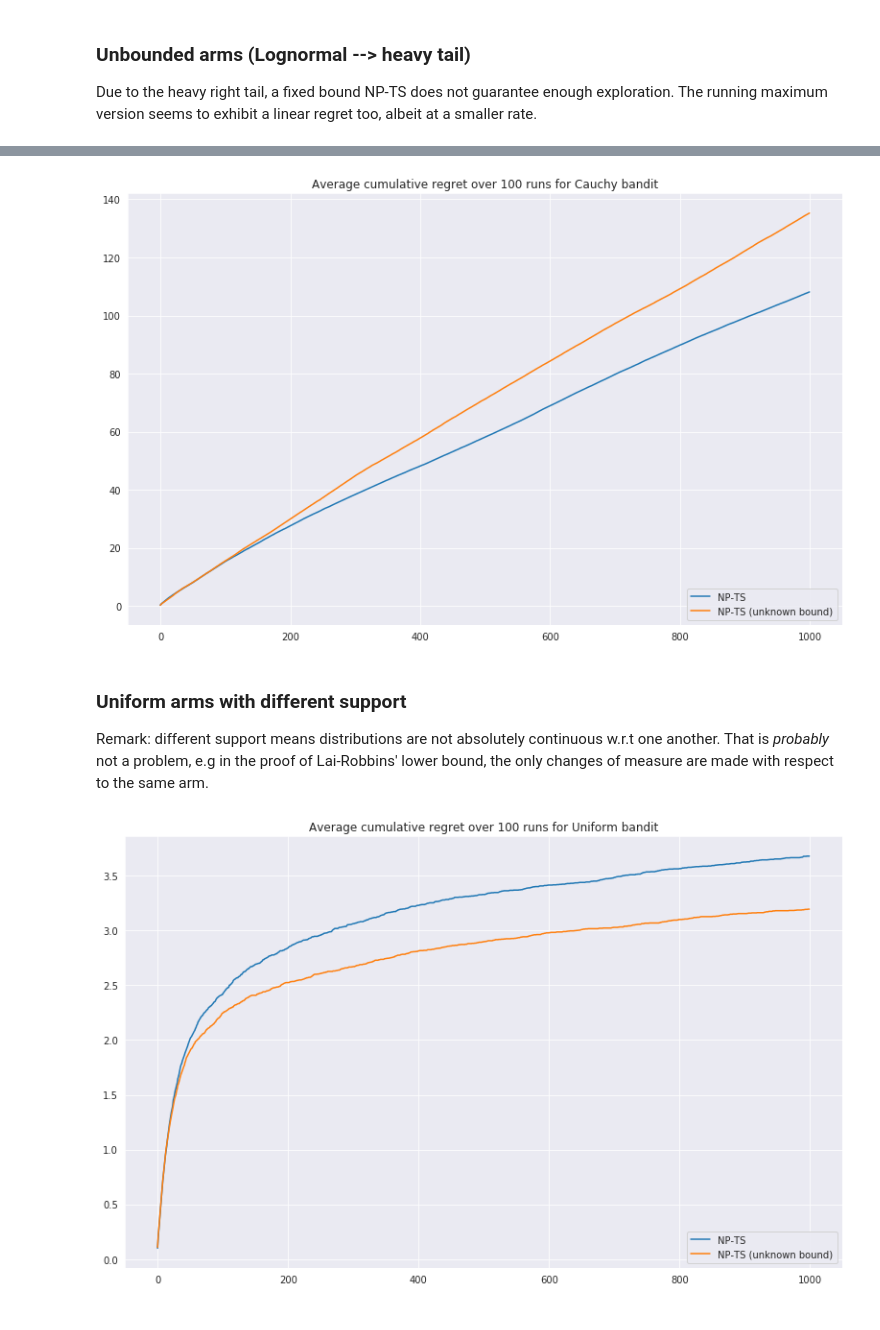
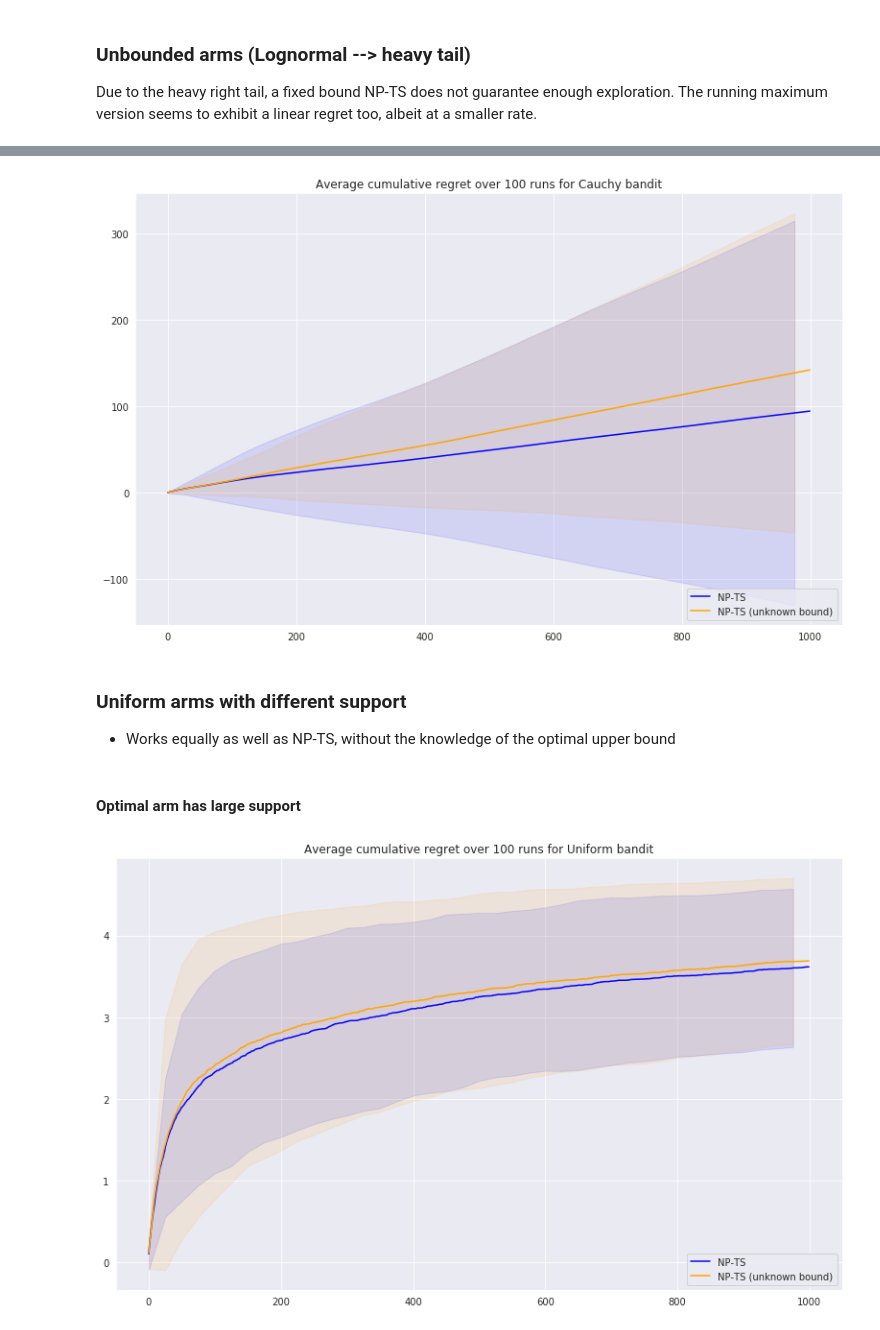
Before and after one commit to sauxpa/MAB, a Jupyter notebook: experiments_frequentist_npts.ipynb, the cells around one changed output, grey strips where cells are left out. Drawn from its saved outputs; the diff is of its cells as text; code cells hidden in the pictures.

```diff
--- a/experiments_frequentist_npts.ipynb
+++ b/experiments_frequentist_npts.ipynb
@@ -181,7 +302,17 @@ res.columns = ['NP-TS', 'NP-TS (unknown bound)']
 with sns.axes_style('darkgrid'):
     fig, ax = plt.subplots(figsize=(11, 7), nrows=1, ncols=1)
 
-    res.plot(ax=ax)
+    colors = ['blue', 'orange']
+
+    for i, col in enumerate(res.columns):
+        res[col].plot(ax=ax, color=colors[i])
+        ax.fill_between(
+            res.index[::step],
+            res_conf_inf[col],
+            res_conf_sup[col],
+            color=colors[i],
+            alpha=0.1,
+        )
 
     ax.legend(loc='lower right')
     ax.set_title('Average cumulative regret over {} runs for {:s} bandit'.format(N, mapping_name[bandit]))
@@ -189,8 +320,4 @@ with sns.axes_style('darkgrid'):
     plt.tight_layout()
     plt.show()
 # %% [output]
-[figure, old version]
+[figure, new version]
-# %% [markdown]
-### Uniform arms with different support
-
-Remark: different support means distributions are not absolutely continuous w.r.t one another. That is *probably* not a problem, e.g in the proof of Lai-Robbins' lower bound, the only changes of measure are made with respect to the same arm.
@@ -210,13 +324,59 @@ res.columns = ['NP-TS', 'NP-TS (unknown bound)']
+# %% [markdown]
+### Uniform arms with different support
+
+* Works equally as well as NP-TS, without the knowledge of the optimal upper bound
+# %% [markdown]
+#### Optimal arm has large support
+# %%
+bandit = 'U'  # 'B', 'G', 'LG', 'Exp', 'TG'
+p = [[0.0, 1.0], [0.2, 0.4]]  # parameters for the arms distribution
+
+model = mapping[bandit](p)
+
+r_1, all_r_1 = model.MC_regret('non_parametric_TS', N, T, {'upper_bound': 1.0}, step)
+r_2, all_r_2 = model.MC_regret('non_parametric_TS', N, T, {'upper_bound': None}, step)
+
+all_r = [r_1, r_2]
+
+res = pd.DataFrame(all_r).T
+res.columns = ['NP-TS', 'NP-TS (unknown bound)']
+
+r_1_std = np.std(all_r_1, axis=1)
+r_2_std = np.std(all_r_2, axis=1)
+
+r_1_conf_inf = r_1[::step] - 1.96 * r_1_std
+r_1_conf_sup = r_1[::step] + 1.96 * r_1_std
+
+r_2_conf_inf = r_2[::step] - 1.96 * r_2_std
+r_2_conf_sup = r_2[::step] + 1.96 * r_2_std
+
+all_r_conf_inf = [r_1_conf_inf, r_2_conf_inf]
+all_r_conf_sup = [r_1_conf_sup, r_2_conf_sup]
+
+res_conf_inf = pd.DataFrame(all_r_conf_inf).T
+res_conf_sup = pd.DataFrame(all_r_conf_sup).T
+res_conf_inf.columns = ['NP-TS', 'NP-TS (unknown bound)']
+res_conf_sup.columns = ['NP-TS', 'NP-TS (unknown bound)']
 # %%
 with sns.axes_style('darkgrid'):
     fig, ax = plt.subplots(figsize=(11, 7), nrows=1, ncols=1)
 
-    res.plot(ax=ax)
+    colors = ['blue', 'orange']
+
+    for i, col in enumerate(res.columns):
+        res[col].plot(ax=ax, color=colors[i])
+        ax.fill_between(
+            res.index[::step],
+            res_conf_inf[col],
+            res_conf_sup[col],
+            color=colors[i],
+            alpha=0.1,
+        )
 
     ax.legend(loc='lower right')
     ax.set_title('Average cumulative regret over {} runs for {:s} bandit'.format(N, mapping_name[bandit]))
 
     plt.tight_layout()
     plt.show()
 # %% [output]
-[figure, old version]
+[figure, new version]
```
Also changed, not shown: parts of 27 cells of this notebook, 1 other file.
